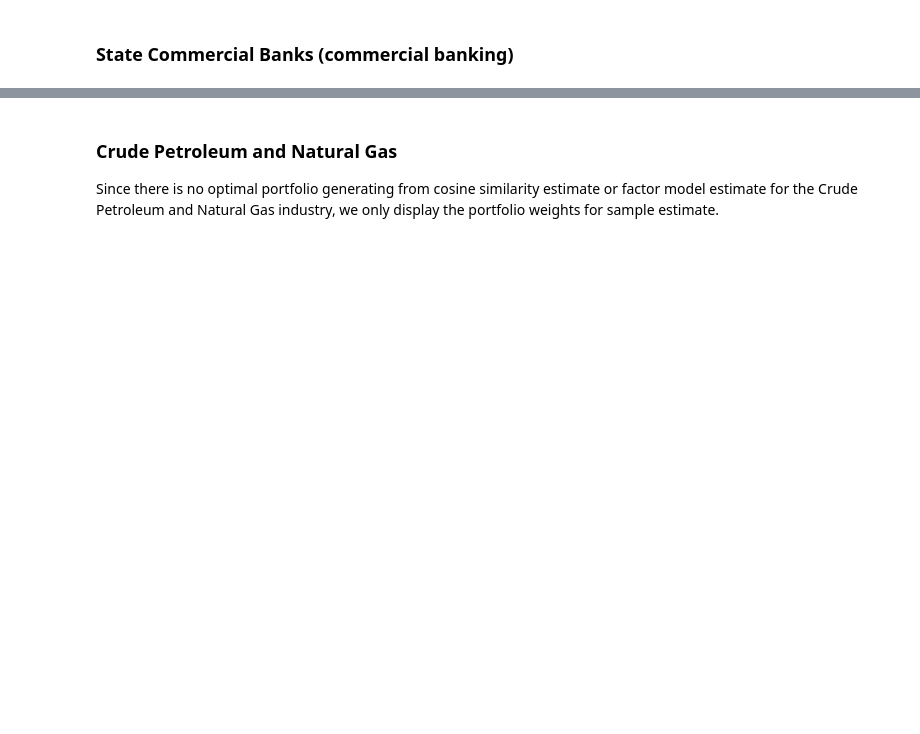
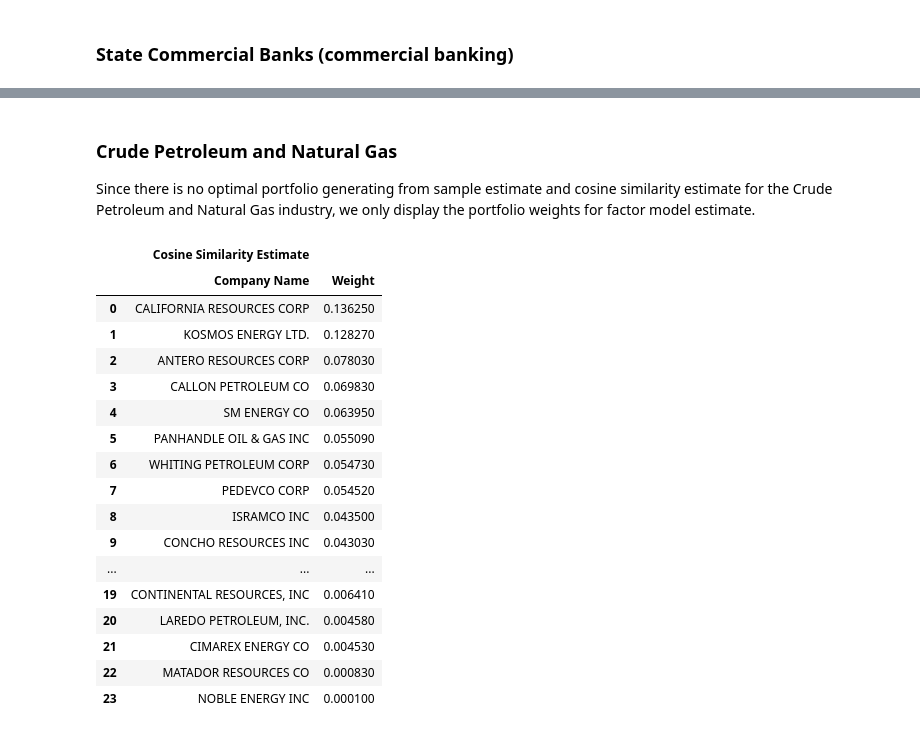
Before and after one commit to richardye101/ubineer_nlp_research, a Jupyter notebook: content/peitong/3.4_Minimum_Variance_Analysis_Results.ipynb, the cells around one changed output, grey strips where cells are left out. Saved outputs shown, nothing was run; the diff lists cells and outputs as text; code cells hidden in the pictures; blank space fills up the shorter version.

```diff
--- a/content/peitong/3.4_Minimum_Variance_Analysis_Results.ipynb
+++ b/content/peitong/3.4_Minimum_Variance_Analysis_Results.ipynb
@@ -84,11 +214,34 @@ banks.style.applymap(highlight)
 # %% [markdown]
 ### Crude Petroleum and Natural Gas
-Since there is no optimal portfolio generating from cosine similarity estimate or factor model estimate for the Crude Petroleum and Natural Gas industry, we only display the portfolio weights for sample estimate.
+Since there is no optimal portfolio generating from sample estimate and cosine similarity estimate for the Crude Petroleum and Natural Gas industry, we only display the portfolio weights for factor model estimate.
+# %%
+factor_model_crude = pd.read_csv("data/min_vol_factor_model_Crude_Petroleum_and_Natural_Gas.csv")
+
+sample_crude = sample_crude.sort_values(by=["Weight"], ascending=False).reset_index(drop=True)
+factor_model_crude = factor_model_crude.sort_values(by=["Weight"], ascending=False).reset_index(drop=True)
 # %%
-sample_crude = pd.read_csv("data/min_vol_sample_Crude_Petroleum_and_Natural_Gas.csv")
-columns = pd.MultiIndex.from_product([['Sample Estimate'],
+columns = pd.MultiIndex.from_product([['Cosine Similarity Estimate'],
                                       ['Company Name', 'Weight']])
-sample_crude.columns = columns
-sample_crude
-#cos_sim_crude = pd.read_csv("data/min_vol_cos_sim_Crude_Petroleum_and_Natural_Gas.csv")
-#factor_model_crude = pd.read_csv("data/min_vol_factor_model_Crude_Petroleum_and_Natural_Gas.csv")
+
+factor_model_crude.columns = columns
+# %%
+factor_model_crude.style.applymap(highlight)
+# %% [output]
+|  | Cosine Similarity Estimate |  |
+|  | Company Name | Weight |
+| 0 | CALIFORNIA RESOURCES CORP | 0.136250 |
+| 1 | KOSMOS ENERGY LTD. | 0.128270 |
+| 2 | ANTERO RESOURCES CORP | 0.078030 |
+| 3 | CALLON PETROLEUM CO | 0.069830 |
+| 4 | SM ENERGY CO | 0.063950 |
+| 5 | PANHANDLE OIL & GAS INC | 0.055090 |
+| 6 | WHITING PETROLEUM CORP | 0.054730 |
+| 7 | PEDEVCO CORP | 0.054520 |
+| 8 | ISRAMCO INC | 0.043500 |
+| 9 | CONCHO RESOURCES INC | 0.043030 |
+| ... | ... | ... |
+| 19 | CONTINENTAL RESOURCES, INC | 0.006410 |
+| 20 | LAREDO PETROLEUM, INC. | 0.004580 |
+| 21 | CIMAREX ENERGY CO | 0.004530 |
+| 22 | MATADOR RESOURCES CO | 0.000830 |
+| 23 | NOBLE ENERGY INC | 0.000100 |
```
Also changed, not shown: parts of 17 cells of this notebook, 25 other files.
